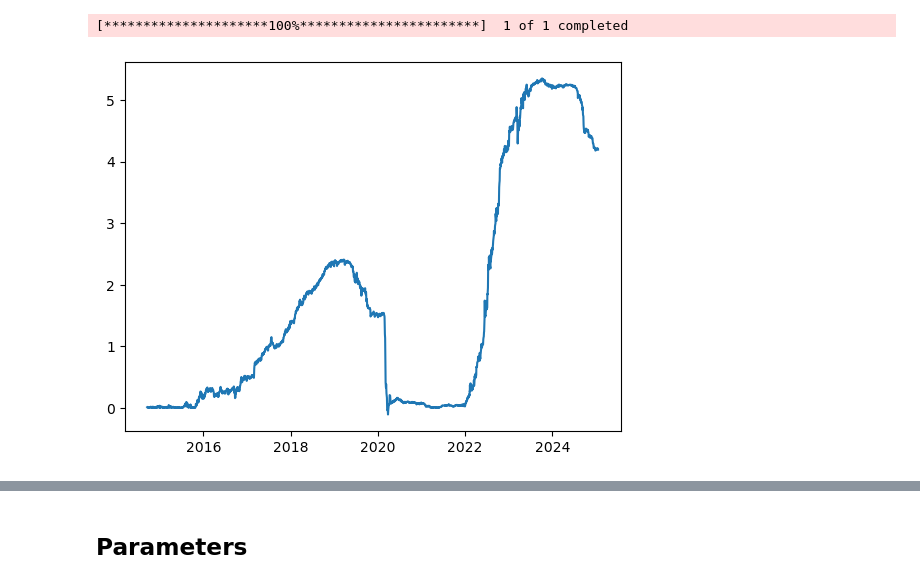
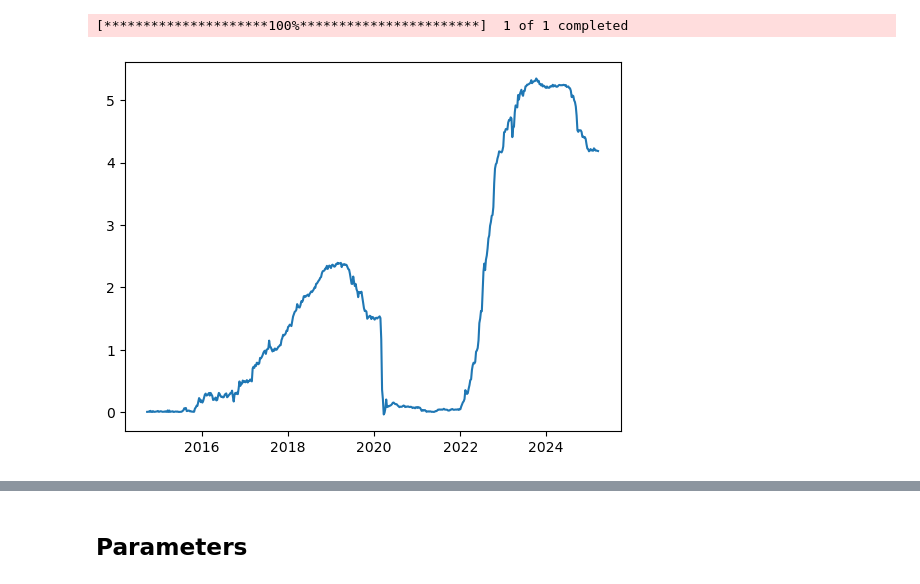
Before and after one commit to ugoescato/Applied-Master-Project, a Jupyter notebook: Portfolio Insurance.ipynb, the cells around one changed output, grey strips where cells are left out. Cells and saved outputs as stored; diff of their text form; code cells hidden in the pictures.

```diff
--- a/Portfolio Insurance.ipynb
+++ b/Portfolio Insurance.ipynb
@@ -20,7 +21,7 @@ from arch import arch_model
 ## Data and calibration
 # %%
 btc_data = yf.download('BTC-USD')
-btc_daily = btc_data['Adj Close']
+btc_daily = btc_data['Close']
 btc_weekly = btc_daily.resample('W').last()
 btc_monthly = btc_daily.resample('ME').last()
 # %% [output]
@@ -49,7 +34,7 @@ end_date = btc_daily.index.max().strftime('%Y-%m-%d')
 
 # Download the US T-bill rate for the same period
 t_bill_data = yf.download('^IRX', start=start_date, end=end_date)
-t_bill_adj_close = t_bill_data['Adj Close']
+t_bill_adj_close = t_bill_data['Close']
 # %% [output]
 [*********************100%***********************]  1 of 1 completed
 # %%
@@ -62,7 +47,7 @@ t_bill_daily = t_bill_adj_close_reindexed.interpolate(method='linear')
 t_bill_weekly = t_bill_daily.resample('W').last()
 t_bill_monthly = t_bill_daily.resample('ME').last()
 # %%
-plt.plot(t_bill_daily)
+plt.plot(t_bill_weekly)
 plt.show()
 # %% [output]
-[figure, old version]
+[figure, new version]
```
Also changed, not shown: parts of 54 cells of this notebook.
